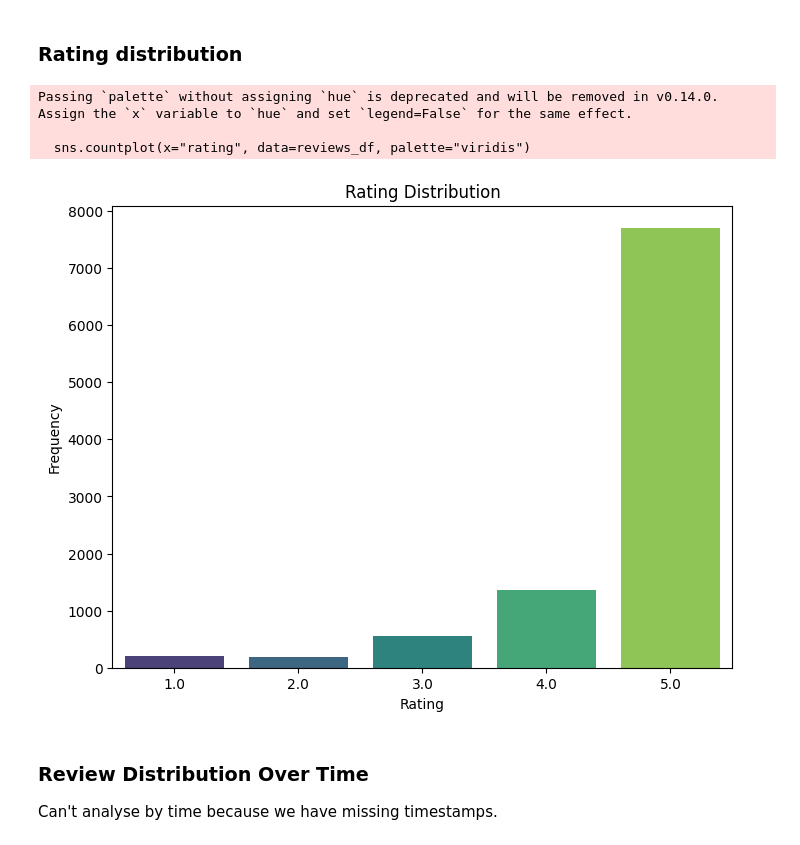
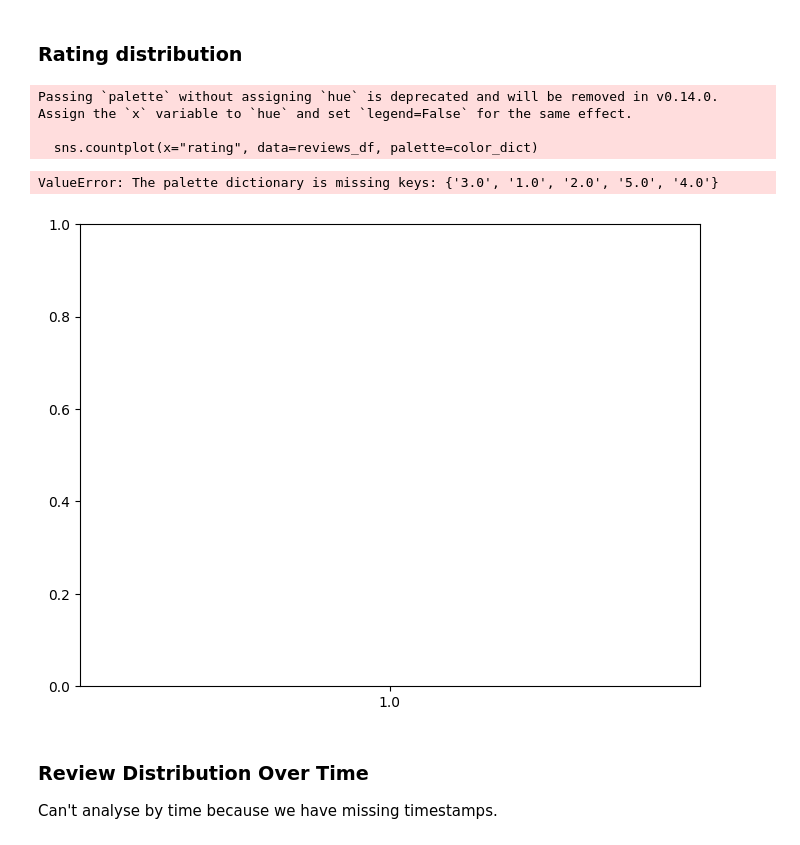
Before and after one commit to MatheusRDG/slm-agentic-recommendation, a Jupyter notebook: notebooks/1_data_exploration.ipynb, the cells around one changed output. Drawn from its saved outputs; the diff is of its cells as text; code cells hidden in the pictures.

Commit message:
updated data

```diff
--- a/notebooks/1_data_exploration.ipynb
+++ b/notebooks/1_data_exploration.ipynb
@@ -181,17 +147,23 @@ Product Metadata Statistics:
 # %% [markdown]
 ### Rating distribution
 # %%
+# Define a custom color palette for each rating
+unique_ratings = sorted(reviews_df['rating'].dropna().unique())
+palette = sns.color_palette('viridis', n_colors=len(unique_ratings))
+color_dict = dict(zip(unique_ratings, palette))
+
 plt.figure(figsize=(8, 6))
-sns.countplot(x="rating", data=reviews_df, palette="viridis")
+sns.countplot(x="rating", data=reviews_df, palette=color_dict)
 plt.title("Rating Distribution")
 plt.xlabel("Rating")
 plt.ylabel("Frequency")
 plt.show()
 # %% [output]
 Passing `palette` without assigning `hue` is deprecated and will be removed in v0.14.0. Assign the `x` variable to `hue` and set `legend=False` for the same effect.
 
-  sns.countplot(x="rating", data=reviews_df, palette="viridis")
+  sns.countplot(x="rating", data=reviews_df, palette=color_dict)
+ValueError: The palette dictionary is missing keys: {'3.0', '1.0', '2.0', '5.0', '4.0'}
-[figure, old version]
+[figure, new version]
 # %% [markdown]
 ### Review Distribution Over Time
 
```
Also changed, not shown: parts of 9 cells of this notebook, 3 other files.
